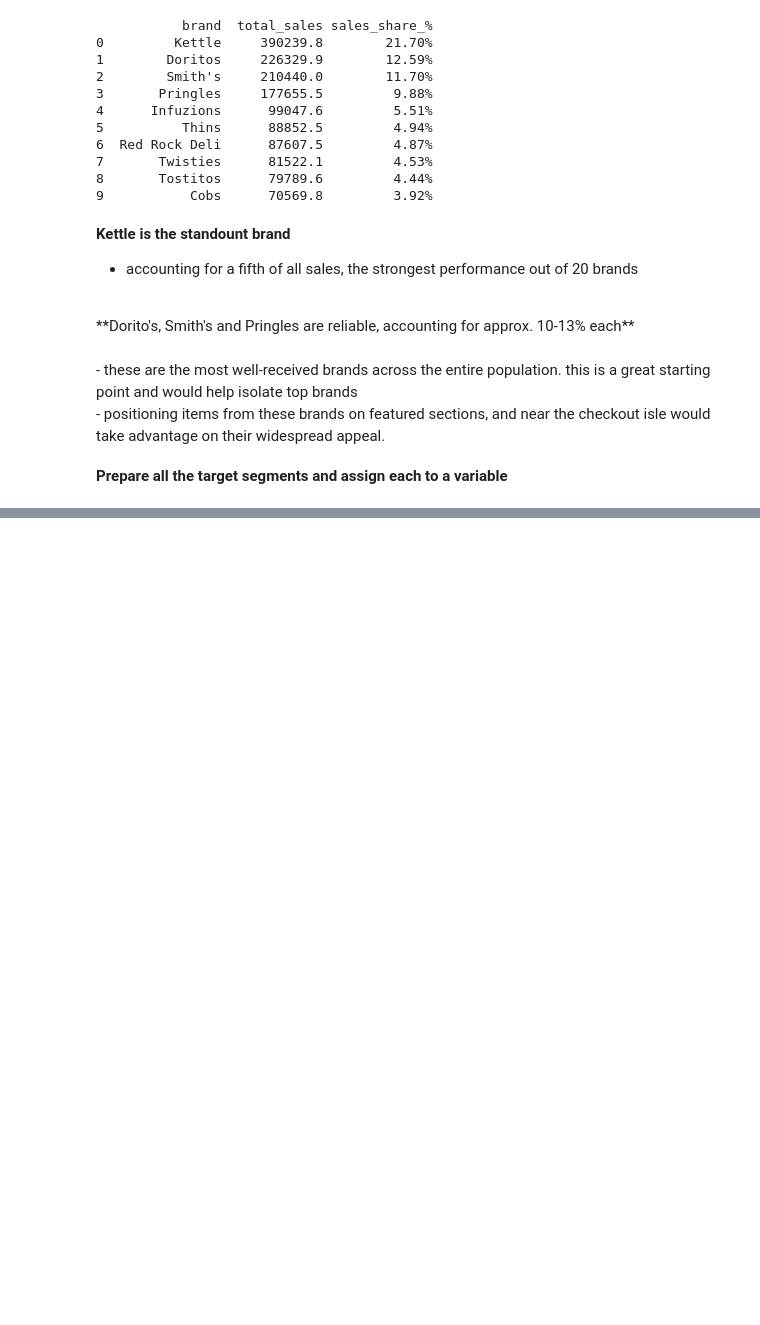
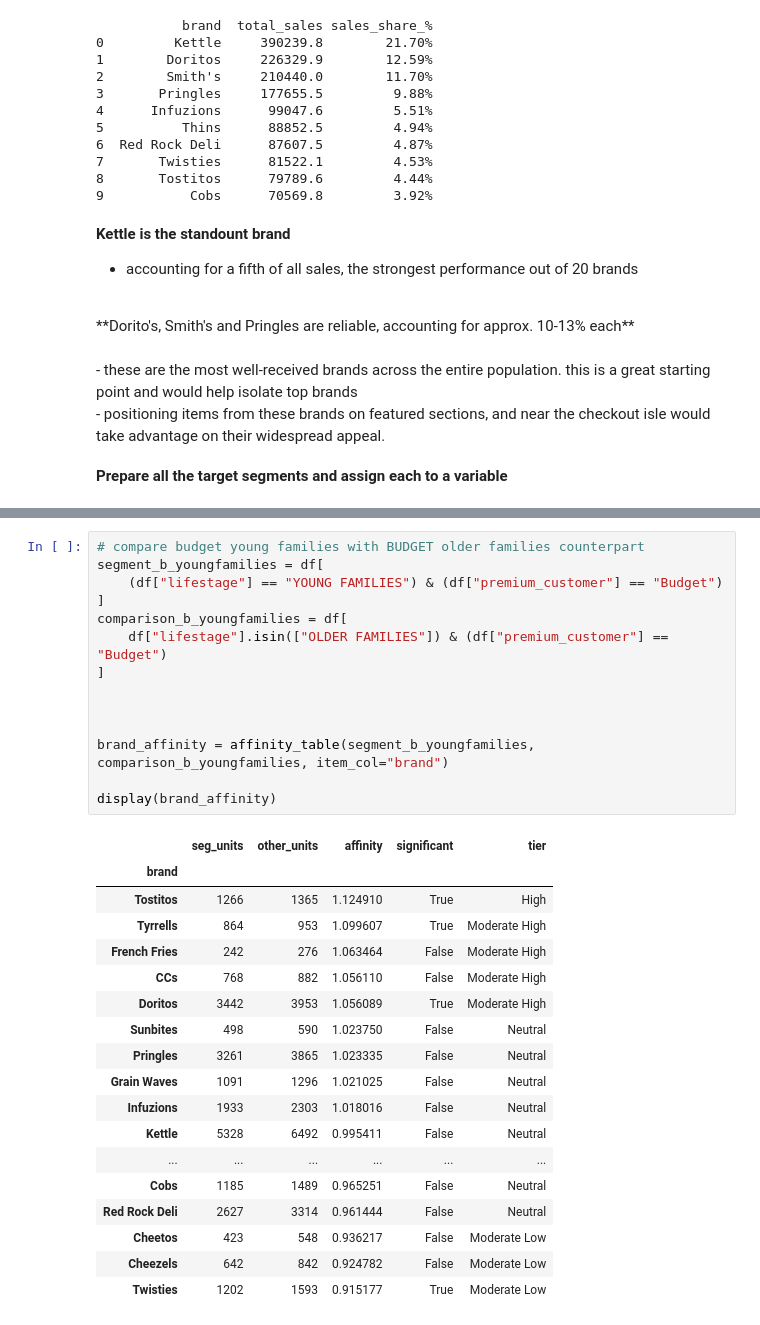
Before and after one commit to J0NA1RON/store_layout_analysis, a Jupyter notebook: notebooks/brand_affinity_by_txn-frequency.ipynb, the cells around one changed output, grey strips where cells are left out. Cells and saved outputs as stored; diff of their text form; blank space fills up the shorter version.

```diff
--- a/notebooks/brand_affinity_by_txn-frequency.ipynb
+++ b/notebooks/brand_affinity_by_txn-frequency.ipynb
@@ -158,0 +181,33 @@ display(brand_affinity)
+# %%
+# compare budget young families with BUDGET older families counterpart
+segment_b_youngfamilies = df[
+    (df["lifestage"] == "YOUNG FAMILIES") & (df["premium_customer"] == "Budget")
+]
+comparison_b_youngfamilies = df[
+    df["lifestage"].isin(["OLDER FAMILIES"]) & (df["premium_customer"] == "Budget")
+]
+
+
+
+brand_affinity = affinity_table(segment_b_youngfamilies, comparison_b_youngfamilies, item_col="brand")
+
+display(brand_affinity)
+# %% [output]
+|  | seg_units | other_units | affinity | significant | tier |
+| brand |  |  |  |  |  |
+| Tostitos | 1266 | 1365 | 1.124910 | True | High |
+| Tyrrells | 864 | 953 | 1.099607 | True | Moderate High |
+| French Fries | 242 | 276 | 1.063464 | False | Moderate High |
+| CCs | 768 | 882 | 1.056110 | False | Moderate High |
+| Doritos | 3442 | 3953 | 1.056089 | True | Moderate High |
+| Sunbites | 498 | 590 | 1.023750 | False | Neutral |
+| Pringles | 3261 | 3865 | 1.023335 | False | Neutral |
+| Grain Waves | 1091 | 1296 | 1.021025 | False | Neutral |
+| Infuzions | 1933 | 2303 | 1.018016 | False | Neutral |
+| Kettle | 5328 | 6492 | 0.995411 | False | Neutral |
+| ... | ... | ... | ... | ... | ... |
+| Cobs | 1185 | 1489 | 0.965251 | False | Neutral |
+| Red Rock Deli | 2627 | 3314 | 0.961444 | False | Neutral |
+| Cheetos | 423 | 548 | 0.936217 | False | Moderate Low |
+| Cheezels | 642 | 842 | 0.924782 | False | Moderate Low |
+| Twisties | 1202 | 1593 | 0.915177 | True | Moderate Low |
```
Also changed, not shown: parts of 9 cells of this notebook, 1 other file.
